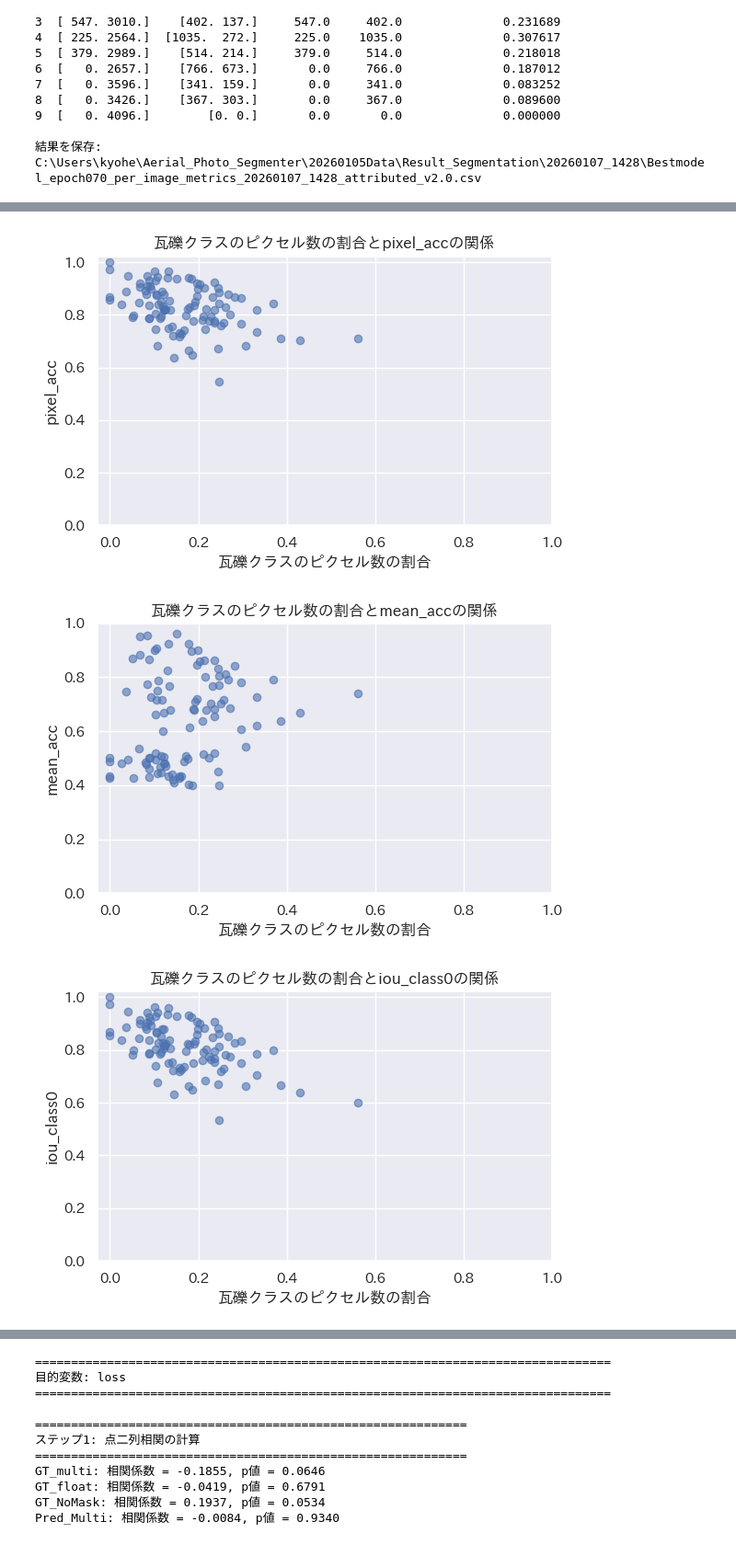
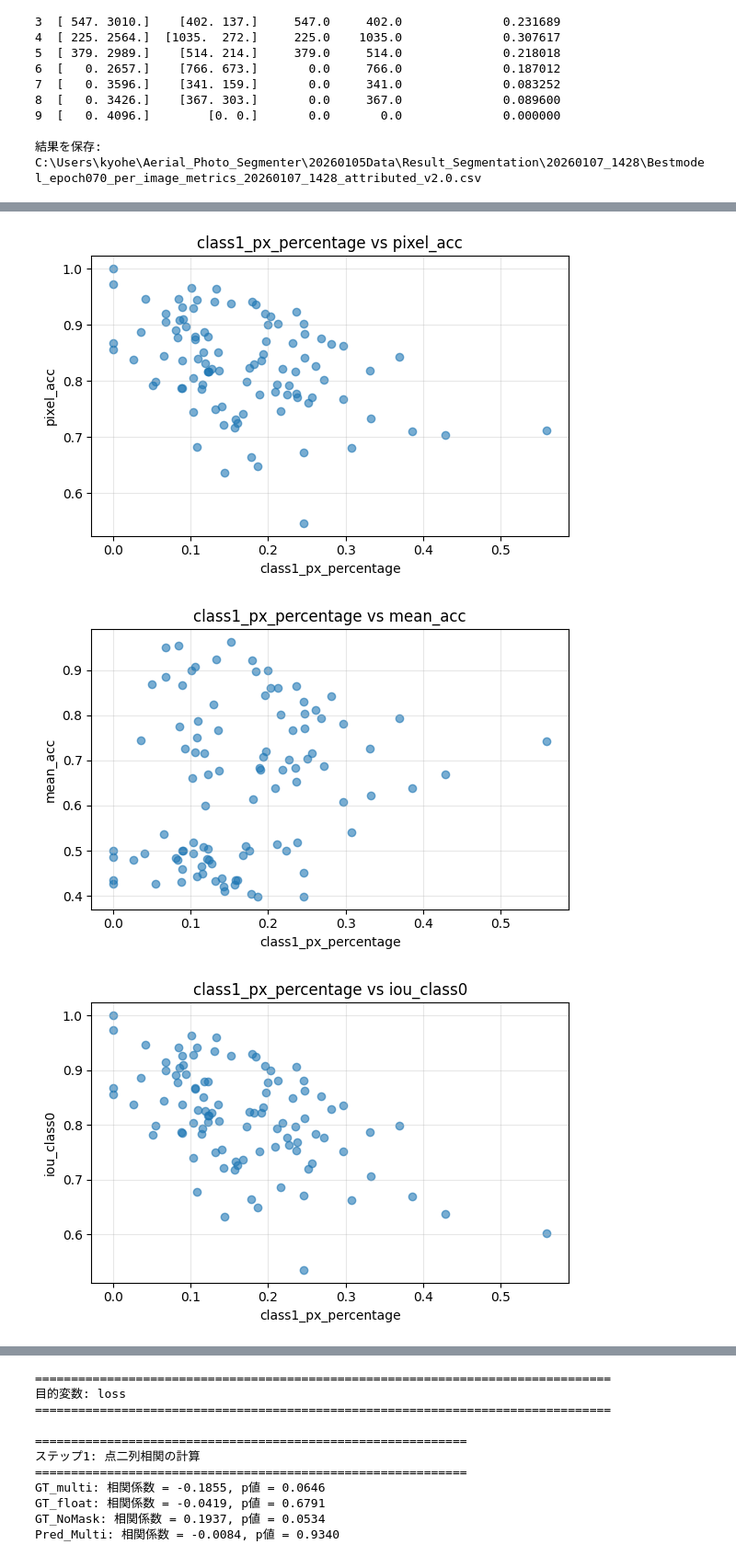
Before and after one commit to Tanned-podcast/Aerial_Photo_Segmenter, a Jupyter notebook: Python/Stats/result_Segmentation_analysis.ipynb, the cells around one changed output, grey strips where cells are left out. Shown at 92% size. Saved outputs shown, nothing was run; the diff lists cells and outputs as text; code cells hidden in the pictures.

```diff
--- a/Python/Stats/result_Segmentation_analysis.ipynb
+++ b/Python/Stats/result_Segmentation_analysis.ipynb
@@ -525,16 +504,6 @@ import numpy as np
 import pandas as pd
 from scipy.stats import pearsonr
 import matplotlib.pyplot as plt
-import matplotlib
-import japanize_matplotlib
-import seaborn as sns
-sns.set() # seabornの設定を無効化
-sns.reset_orig() # seabornの設定をリセットしてmatplotlibのデフォルトに戻す
-%matplotlib inline
-# matplotlibのスタイルを明示的に設定（seabornの影響を排除）
-plt.style.use('default')  # matplotlibのデフォルトスタイルを使用
-#seabornのフォントは必ずjapanize_matplotlibのデフォルトのやつに合わせること　でないと文字化け
-sns.set(font='IPAexGothic')
 
 # CSV読み込み（必要に応じてファイル名を変更してください）
 base_dir = r"C:\Users\kyohe\Aerial_Photo_Segmenter\20260105Data\Result_Segmentation\20260107_1428"
@@ -585,12 +554,10 @@ for col in continuous_vars:
 
     plt.figure(figsize=(6, 4))
     plt.scatter(x[valid], y[valid], alpha=0.6)
-    plt.xlabel("瓦礫クラスのピクセル数の割合")
+    plt.xlabel(target_col)
     plt.ylabel(col)
-    plt.xticks(np.arange(0, 1.05, 0.2))
-    plt.yticks(np.arange(0.0, 1.05, 0.2))
-    plt.title(f"瓦礫クラスのピクセル数の割合と{col}の関係")
-    plt.grid(True)
+    plt.title(f"{target_col} vs {col}")
+    plt.grid(True, alpha=0.3)
     plt.tight_layout()
     plt.show()
 
@@ -620,3 +587,3 @@ print(f"\n保存: {out_path}")
-[figure, old version]
+[figure, new version]
-[figure, old version]
+[figure, new version]
-[figure, old version]
+[figure, new version]
```
Also changed, not shown: parts of 3 cells of this notebook, 13 other files.
